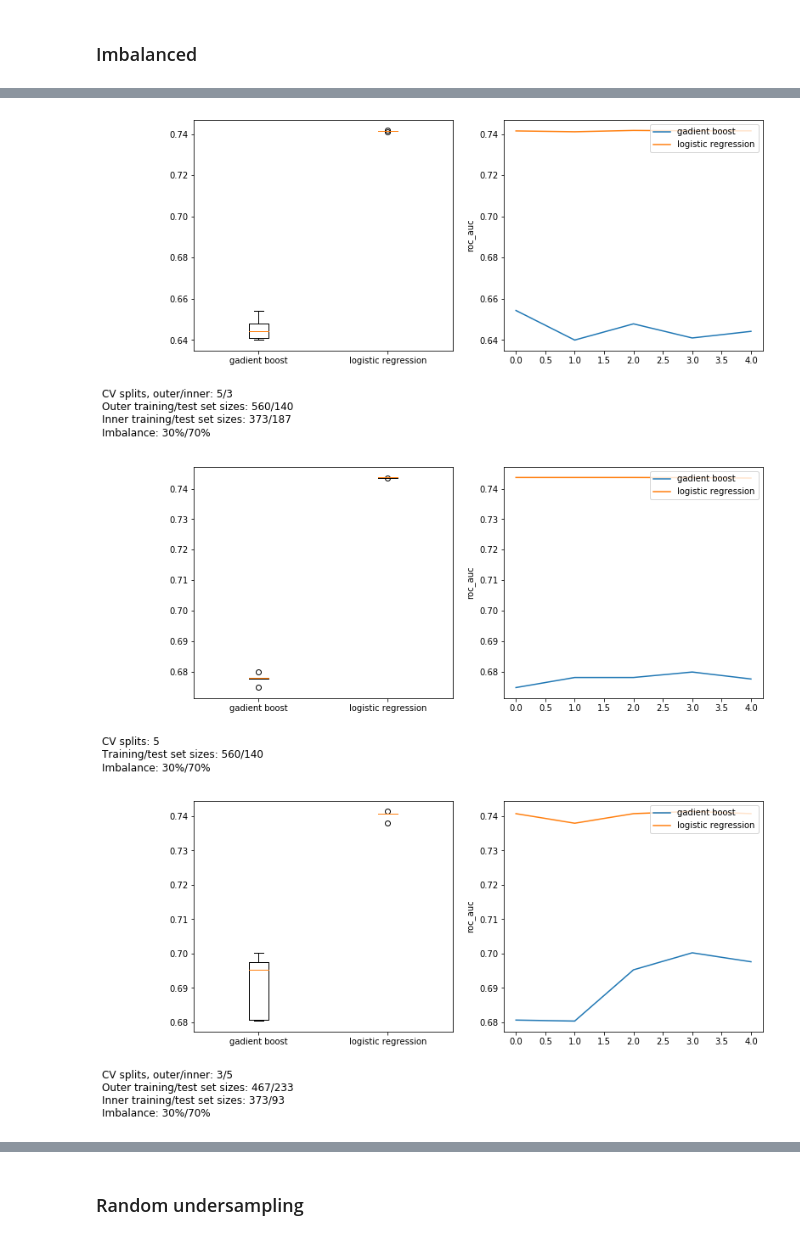
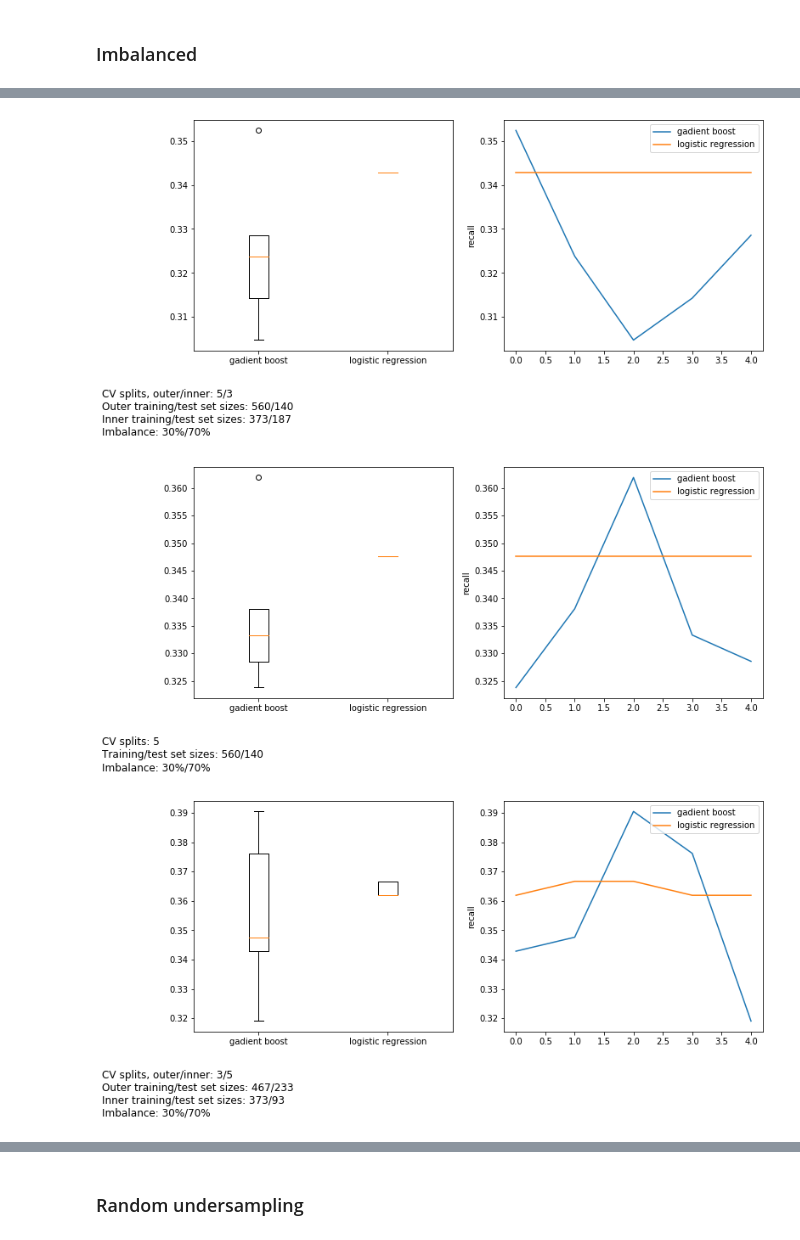
Before and after one commit to ayorgo/german-credit, a Jupyter notebook: prediction.ipynb, the cells around one changed output, grey strips where cells are left out. Drawn from its saved outputs; the diff is of its cells as text; code cells hidden in the pictures.

```diff
--- a/prediction.ipynb
+++ b/prediction.ipynb
@@ -103,7 +103,7 @@ inner = [3, 5]
 outer = [None, 3, 5]
 num_trials = 5
 randcv_budget = 30
-scoring = 'roc_auc'
+scoring = 'recall'
 
 for inner_splits, outer_splits in product(inner, outer):
     results = compare_classifiers(X, y, ests, scoring, num_trials, inner_splits, outer_splits, randcv_budget)
@@ -116,3 +116,3 @@ Wall time: 15min 3s
-[figure, old version]
+[figure, new version]
-[figure, old version]
+[figure, new version]
-[figure, old version]
+[figure, new version]
```
Also changed, not shown: parts of 2 cells of this notebook.
